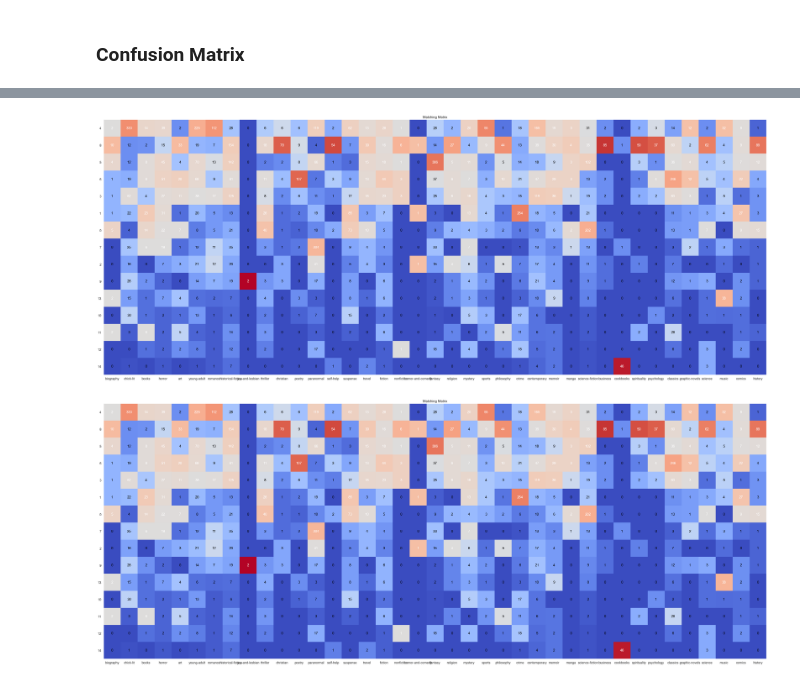
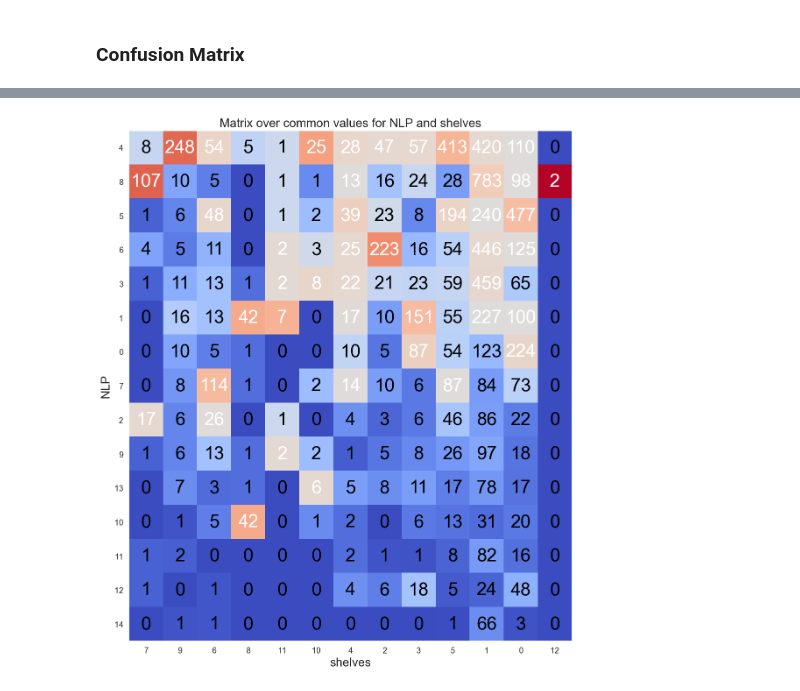
Before and after one commit to davidAlvaBro/comsocsci_final_proj, a Jupyter notebook: main.ipynb, the cells around one changed output, grey strips where cells are left out. Drawn from its saved outputs; the diff is of its cells as text; code cells hidden in the pictures.

Commit message:
Titles added and numbers made bigger for confusion matrix

```diff
--- a/main.ipynb
+++ b/main.ipynb
@@ -286,7 +286,7 @@ def create_matching_matrix(graph1, graph2):
     df = pd.DataFrame(matrix).T.fillna(0)
     return df
 # %%
-def plot_matching_matrix(matching_matrix):
+def plot_matching_matrix(matching_matrix, title='Matching Matrix', xlabel=None, ylabel=None,size_title = 20):
     n_columns = len(matching_matrix.columns)
 
     # Sort rows by their sum in descending order
@@ -308,7 +308,7 @@ def plot_matching_matrix(matching_matrix):
         image_data[:, i] = cmap(norm(col_data.values))[:, :4]
 
         for y, value in enumerate(col_data):
-            ax.text(i, y, f'{value:.0f}', ha='center', va='center', color='black' if norm(value) < 0.5 else 'white')
+            ax.text(i, y, f'{value:.0f}', ha='center', va='center', color='black' if norm(value) < 0.5 else 'white',fontsize = 30)
 
     # Set the aspect ratio to 1
     ax.imshow(image_data, aspect=1, interpolation='nearest')
@@ -317,7 +317,11 @@ def plot_matching_matrix(matching_matrix):
     ax.set_xticklabels(matching_matrix.columns)
     ax.set_yticks(range(len(matching_matrix)))
     ax.set_yticklabels(matching_matrix.index)
-    ax.set_title('Matching Matrix')
+
+    # Set the custom title, x-axis label, and y-axis label
+    ax.set_title(title,fontsize = size_title)
+    ax.set_xlabel(xlabel,fontsize = size_title)
+    ax.set_ylabel(ylabel,fontsize = size_title)
 
     fig.tight_layout()
     plt.show()
@@ -347,8 +347,4 @@ plot_matching_matrix(create_matching_matrix(graph_NLp_re,graph_shelf_re))
-# %%
-plot_matching_matrix(create_matching_matrix(graph_NLp_re,book_genre_dict))
-# %% [output]
-[figure, removed]
-# %%
-plot_matching_matrix(create_matching_matrix(graph_NLp_re,book_genre_dict))
-# %% [output]
-[figure, removed]
+# %%
+plot_matching_matrix(create_matching_matrix(graph_NLp_re,graph_shelf_re), title = "Matrix over common values for NLP and shelves", xlabel = "shelves", ylabel = "NLP",size_title = 20)
+# %% [output]
+[figure, added]
```
Also changed, not shown: parts of 3 cells of this notebook.
